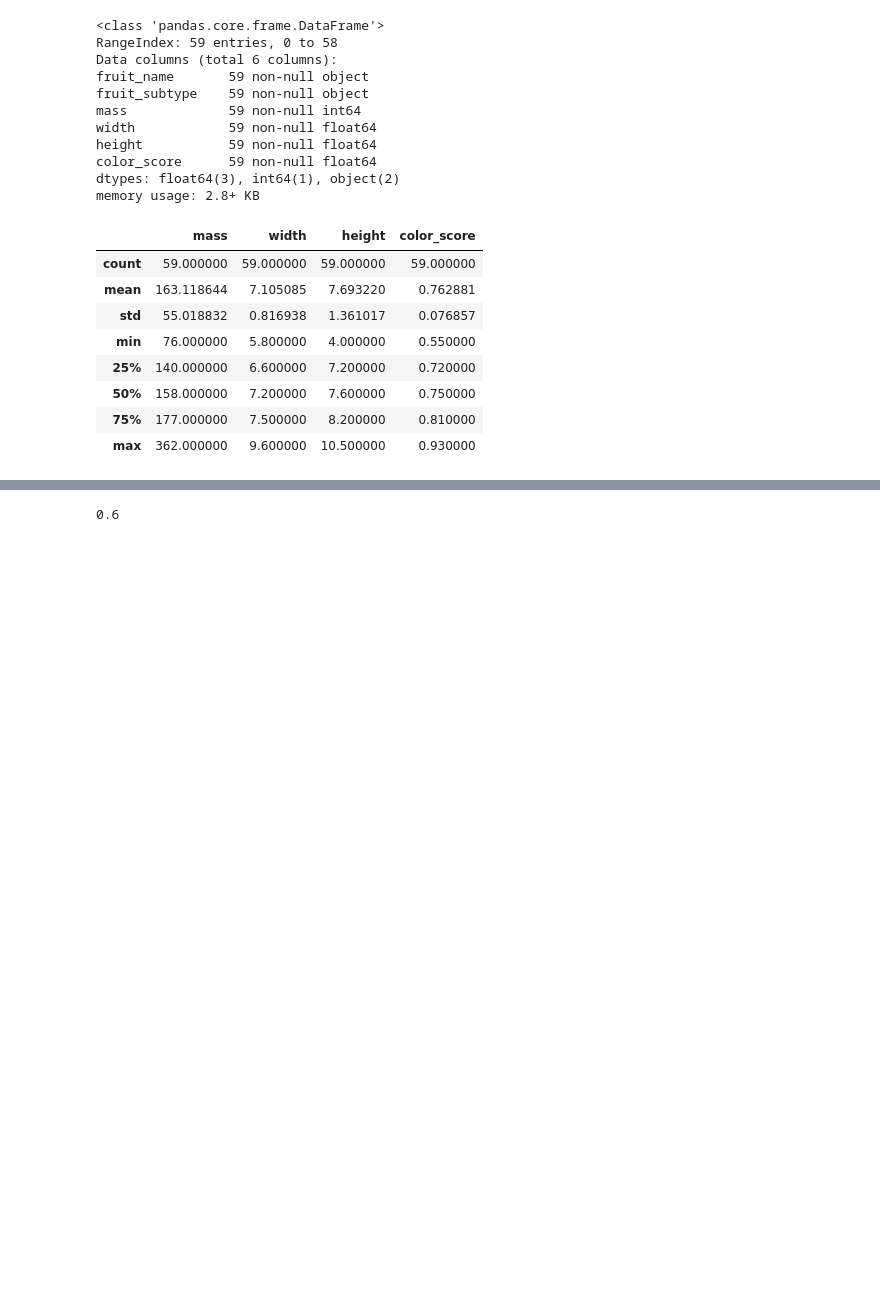
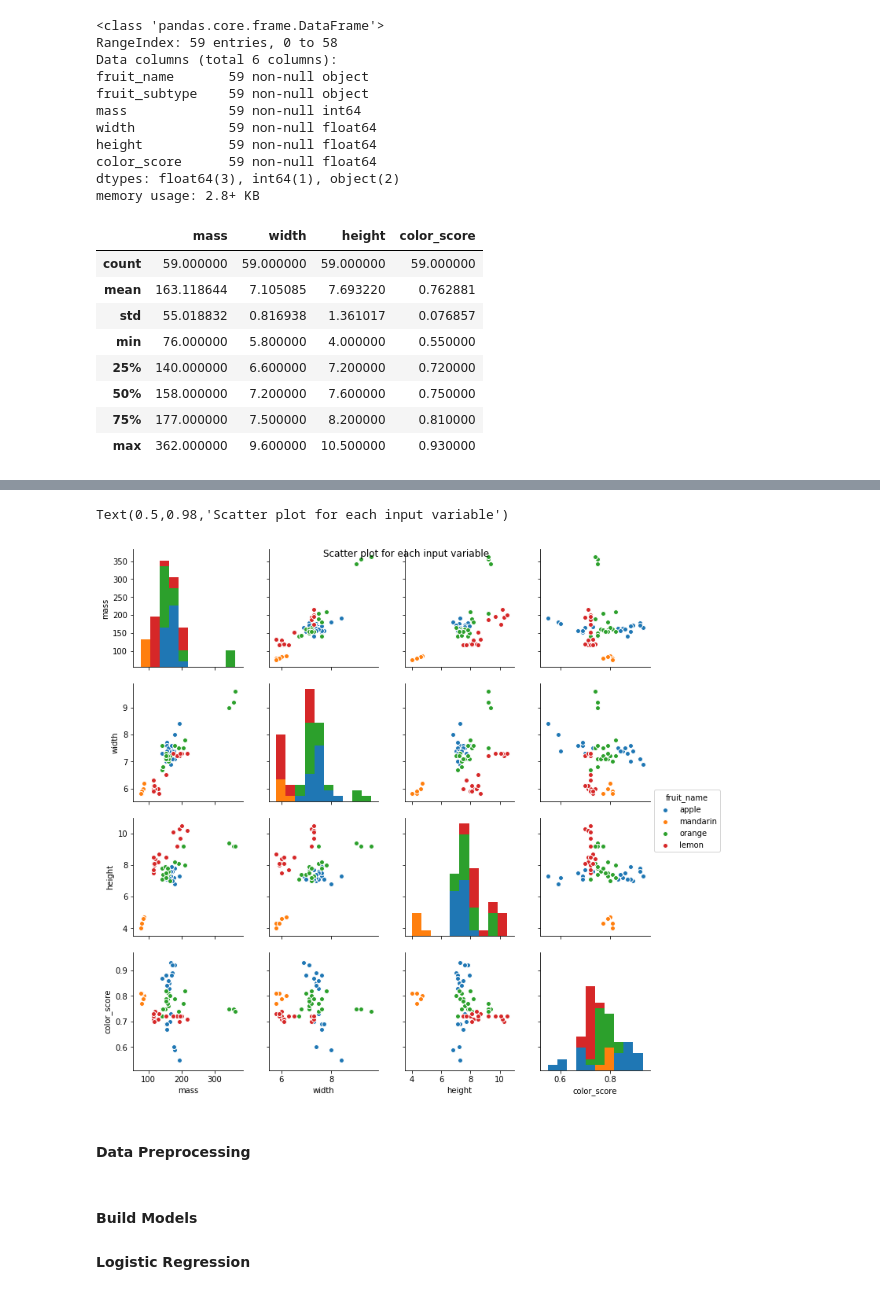
Before and after one commit to swtluk/DataSci_Final, a Jupyter notebook: FruitsWithColorDataSet.ipynb, the cells around one changed output, grey strips where cells are left out. Saved outputs shown, nothing was run; the diff lists cells and outputs as text; code cells hidden in the pictures; blank space fills up the shorter version.

```diff
--- a/FruitsWithColorDataSet.ipynb
+++ b/FruitsWithColorDataSet.ipynb
@@ -107,3 +129,11 @@ df.describe()
+# %%
+sns.pairplot(df, hue = "fruit_name")
+plt.suptitle("Scatter plot for each input variable")
+# %% [output]
+Text(0.5,0.98,'Scatter plot for each input variable')
+[figure, added]
+# %% [markdown]
+#### Data Preprocessing
 # %%
 # Split the data into training and testing
 seed = 42
@@ -118,6 +153,3 @@ knn = KNeighborsClassifier(n_neighbors = 5)
-# %%
-# train the classifer using the training data
-knn.fit(X_train, y_train)
-knn.score(X_test, y_test)
-# %% [output]
-0.6
+# %% [markdown]
+#### Build Models
+#### Logistic Regression
```
Also changed, not shown: parts of 8 cells of this notebook.
